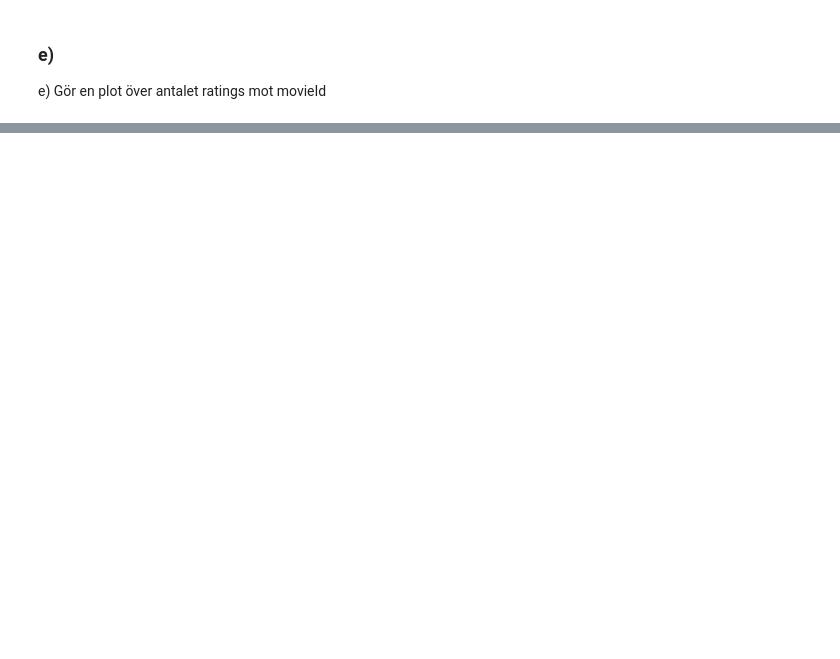
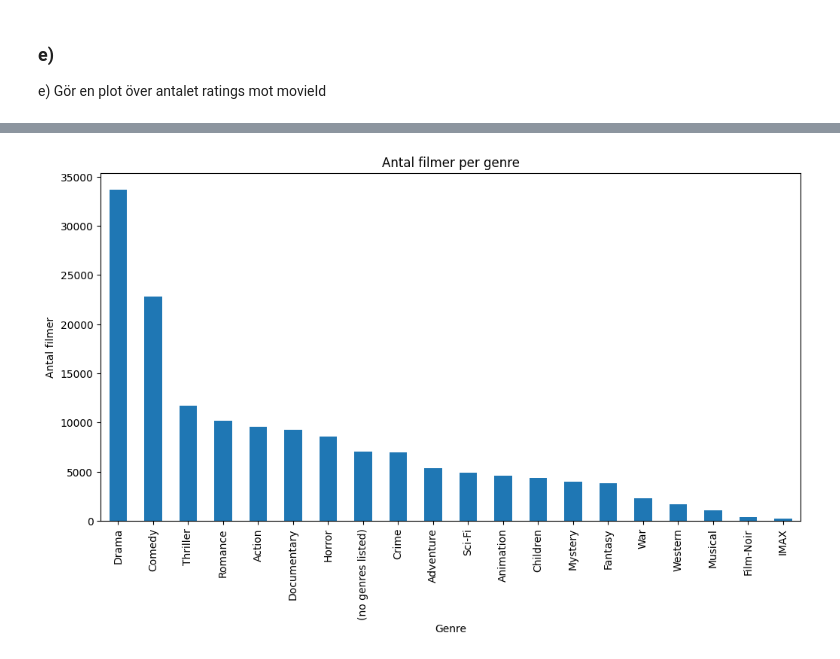
Before and after one commit to Utjiman/AI-Richard-Boden-OPA23, a Jupyter notebook: labs/Labb_1.ipynb, the cells around one changed output, grey strips where cells are left out. Drawn from its saved outputs; the diff is of its cells as text; code cells hidden in the pictures; blank space fills up the shorter version.

```diff
--- a/labs/Labb_1.ipynb
+++ b/labs/Labb_1.ipynb
@@ -201,0 +271,23 @@ e) Gör en plot över antalet ratings mot movieId
+# %%
+import pandas as pd
+import matplotlib.pyplot as plt
+from itertools import chain
+
+# Create a Series where each genre for each movie is a separate element
+all_genres = pd.Series(chain.from_iterable(
+    movie.split('|') for movie in df_movies['genres']
+))
+
+# count the frequency of each genre
+genre_counts = all_genres.value_counts()
+
+
+plt.figure(figsize=(12, 6))
+genre_counts.plot(kind='bar')
+plt.title('Antal filmer per genre')
+plt.xlabel('Genre')
+plt.ylabel('Antal filmer')
+plt.xticks(rotation=90)
+plt.show()
+# %% [output]
+[figure, added]
```
Also changed, not shown: parts of 16 cells of this notebook.
